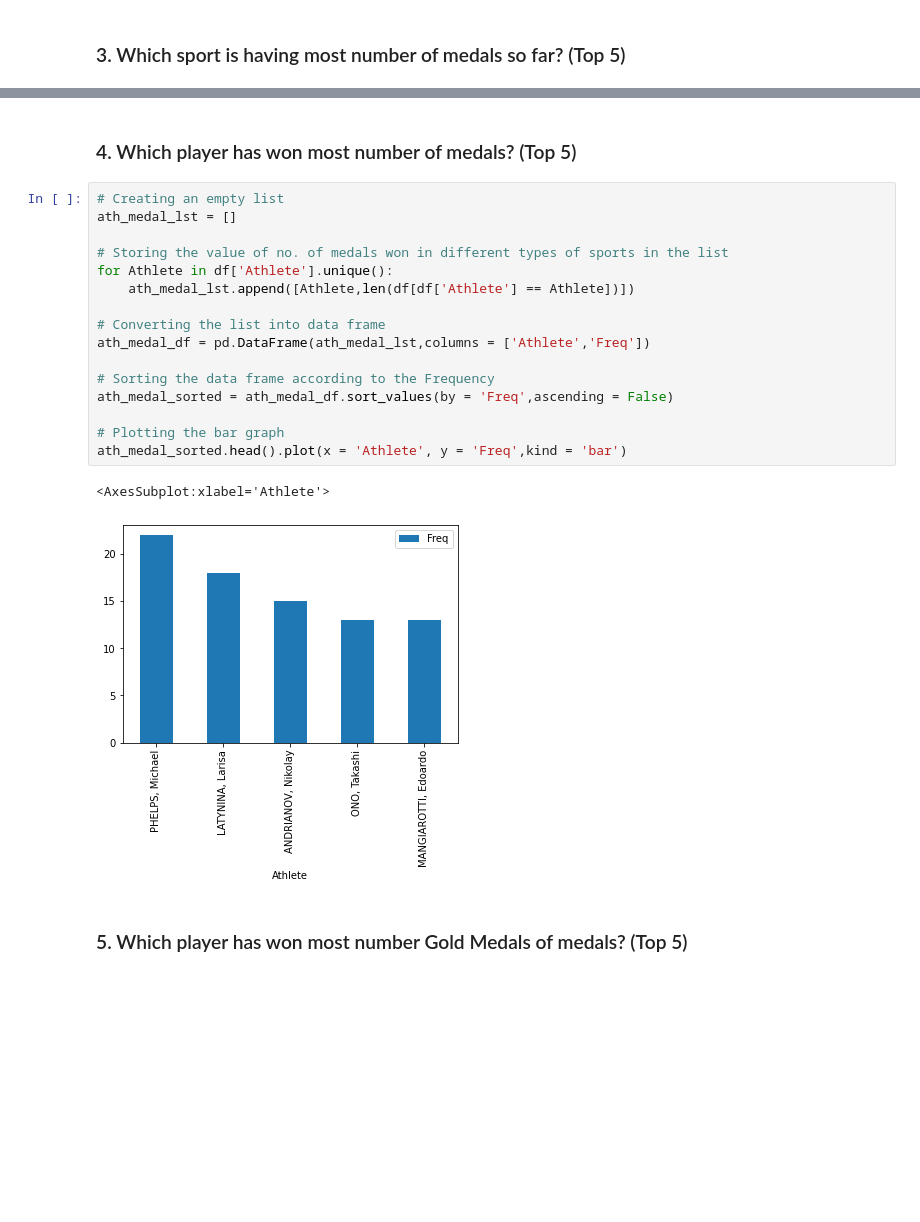
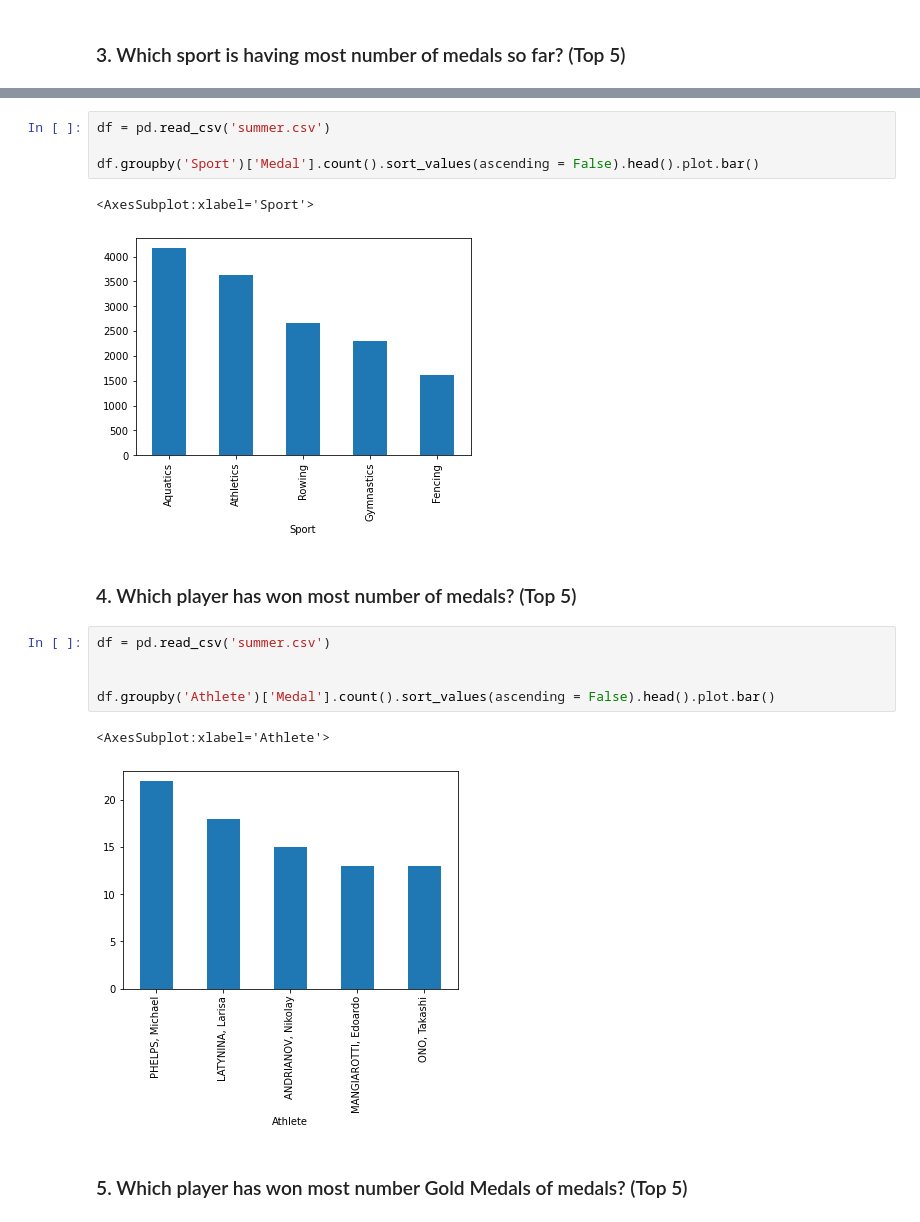
Before and after one commit to manuvarghese0603/Summer-Olympics, a Jupyter notebook: Summer.ipynb, the cells around one changed output, grey strips where cells are left out. Saved outputs shown, nothing was run; the diff lists cells and outputs as text; blank space fills up the shorter version.

```diff
--- a/Summer.ipynb
+++ b/Summer.ipynb
@@ -107,23 +174,19 @@ medal_sorted.head().plot(x = 'Sport', y = 'Freq',kind = 'bar')
+# %%
+df = pd.read_csv('summer.csv')
+
+df.groupby('Sport')['Medal'].count().sort_values(ascending = False).head().plot.bar()
+# %% [output]
+<AxesSubplot:xlabel='Sport'>
+[figure, added]
 # %% [markdown]
 ### 4. Which player has won most number of medals? (Top 5)
-# %%
-# Creating an empty list
-ath_medal_lst = []
-
-# Storing the value of no. of medals won in different types of sports in the list
-for Athlete in df['Athlete'].unique():
-    ath_medal_lst.append([Athlete,len(df[df['Athlete'] == Athlete])])
-
-# Converting the list into data frame
-ath_medal_df = pd.DataFrame(ath_medal_lst,columns = ['Athlete','Freq'])
-
-# Sorting the data frame according to the Frequency
-ath_medal_sorted = ath_medal_df.sort_values(by = 'Freq',ascending = False)
-
-# Plotting the bar graph
-ath_medal_sorted.head().plot(x = 'Athlete', y = 'Freq',kind = 'bar')
-# %% [output]
-<AxesSubplot:xlabel='Athlete'>
-[figure, removed]
+# %%
+df = pd.read_csv('summer.csv')
+
+
+df.groupby('Athlete')['Medal'].count().sort_values(ascending = False).head().plot.bar()
+# %% [output]
+<AxesSubplot:xlabel='Athlete'>
+[figure, added]
 # %% [markdown]
 ### 5. Which player has won most number Gold Medals of medals? (Top 5)
```
Also changed, not shown: parts of 22 cells of this notebook.
